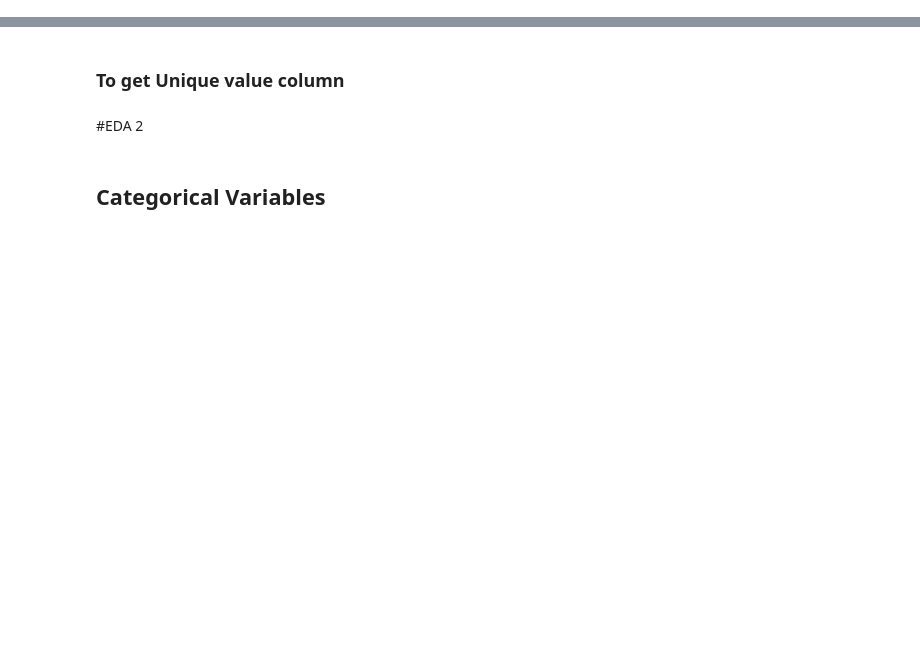
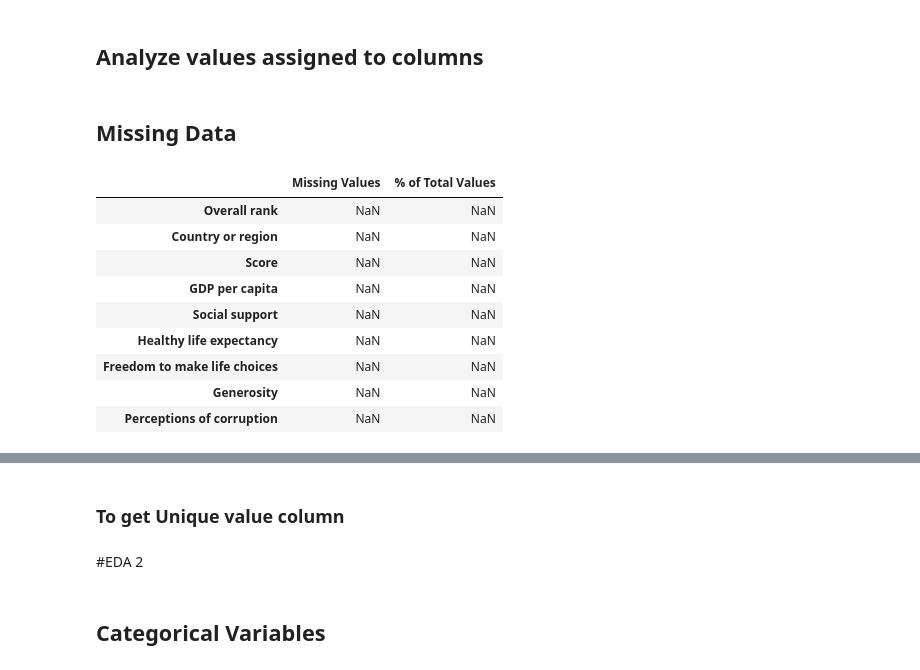
Before and after one commit to Nikhil-V98/DS_Notes, a Jupyter notebook: imp_code.ipynb, the cells around one changed output, grey strips where cells are left out. Cells and saved outputs as stored; diff of their text form; code cells hidden in the pictures; blank space fills up the shorter version.

```diff
--- a/imp_code.ipynb
+++ b/imp_code.ipynb
@@ -91,0 +68,2 @@ print("num_features ",num_features)
+# %% [markdown]
+## Analyze values assigned to columns
@@ -91,0 +92,2 @@ print("num_features ",num_features)
+# %% [markdown]
+## Missing Data
@@ -92 +115,23 @@ print("num_features ",num_features)
+# %%
+# Detecting missing data
+mis_val =df.isna().sum()
+mis_val_per = df.isna().sum()/len(df)*100
+mis_val_table = pd.concat([mis_val, mis_val_per], axis=1)
+mis_val_table_ren_columns = mis_val_table.rename(
+        columns = {0 : 'Missing Values', 1 : '% of Total Values'})
+mis_val_table_ren_columns = mis_val_table_ren_columns[
+       mis_val_table_ren_columns.iloc[:,:] != 0].sort_values(
+        '% of Total Values', ascending=False).round(1)
+mis_val_table_ren_columns
+# %% [output]
+|  | Missing Values | % of Total Values |
+| Overall rank | NaN | NaN |
+| Country or region | NaN | NaN |
+| Score | NaN | NaN |
+| GDP per capita | NaN | NaN |
+| Social support | NaN | NaN |
+| Healthy life expectancy | NaN | NaN |
+| Freedom to make life choices | NaN | NaN |
+| Generosity | NaN | NaN |
+| Perceptions of corruption | NaN | NaN |
 # %%
```
Also changed, not shown: parts of 34 cells of this notebook.
